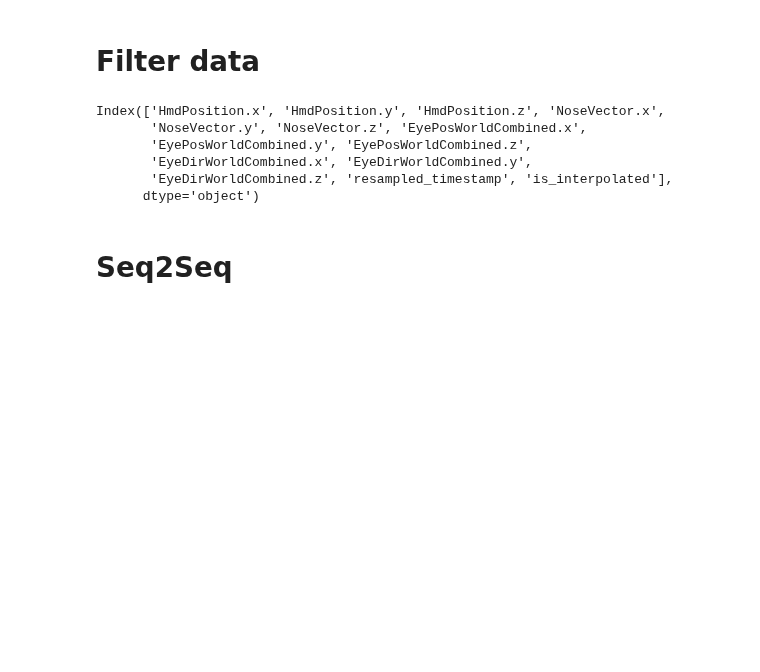
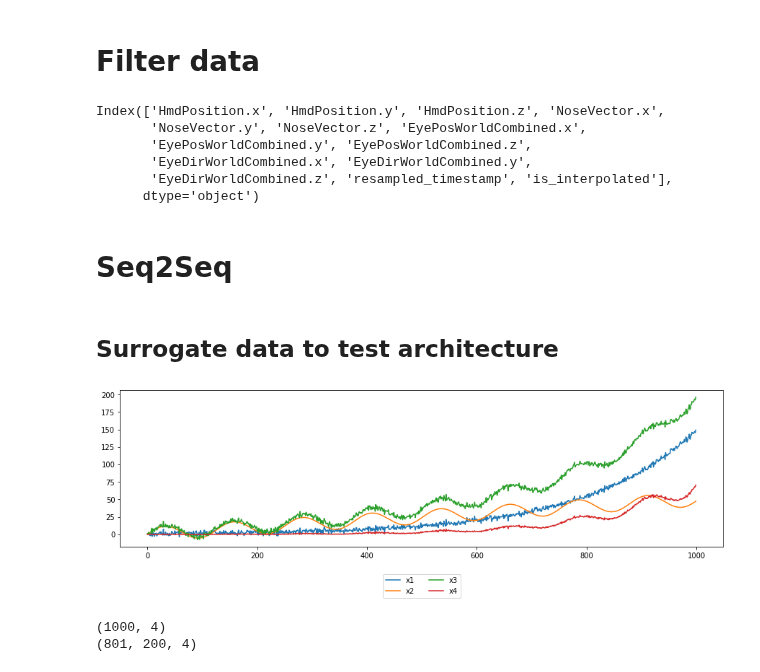
Before and after one commit to StefB4/Head2Eye, a Jupyter notebook: Seq2Seq.ipynb, the cells around one changed output. Drawn from its saved outputs; the diff is of its cells as text; code cells hidden in the pictures; blank space fills up the shorter version.

```diff
--- a/Seq2Seq.ipynb
+++ b/Seq2Seq.ipynb
@@ -143,3 +143,32 @@ average = measurement1.average_data(filtered_data)
 #combined = measurement1.combine_data(filtered_data)
 # %% [markdown]
 # Seq2Seq
+# %% [markdown]
+## Surrogate data to test architecture
+# %%
+surrogate_samples = 1000
+t = np.linspace(0, 50, surrogate_samples)
+
+# inputs, outputs
+x1 = np.exp(0.1 * t) + np.random.normal(0, 2, surrogate_samples)
+x2 = 10 * np.sin( t) + t
+x3 = x1 + x2
+x4 = x1 * x2 / 100
+
+plt.figure(figsize=(15, 4))
+plt.plot(range(len(x1)), x1, label='x1')
+plt.plot(range(len(x2)), x2, label='x2')
+plt.plot(range(len(x3)), x3, label='x3')
+plt.plot(range(len(x4)), x4, label='x4')
+plt.legend(loc='upper center', bbox_to_anchor=(0.5, -0.15), fancybox=True, shadow=False, ncol=2)
+plt.show()
+# %% [output]
+[figure, added]
+# %%
+surrogate_data = np.array([x1,x2,x3,x4]).T
+print(surrogate_data.shape)
+surrogate_truncated = create_rolling_windows(surrogate_data,200)
+print(surrogate_truncated.shape)
+# %% [output]
+(1000, 4)
+(801, 200, 4)
```
Also changed, not shown: parts of 7 cells of this notebook, 2 other files.
